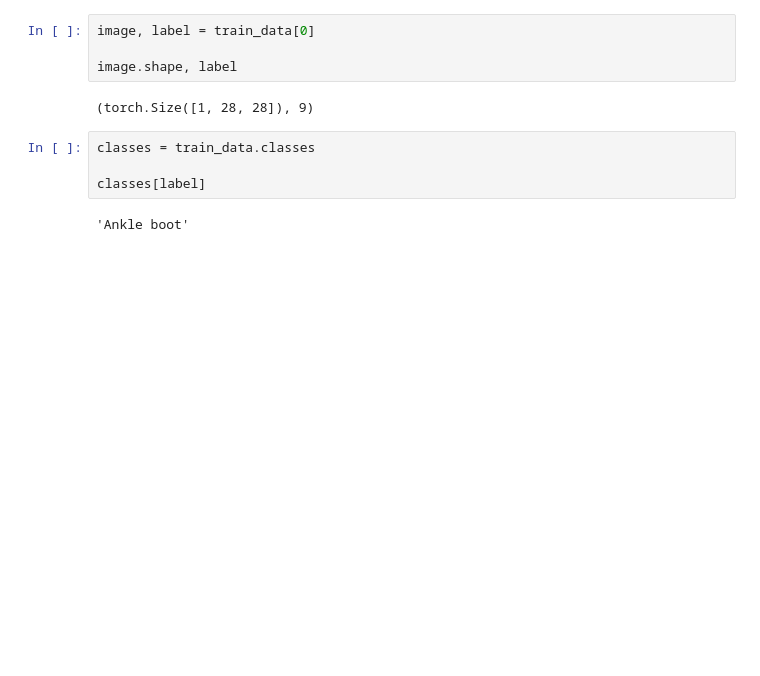
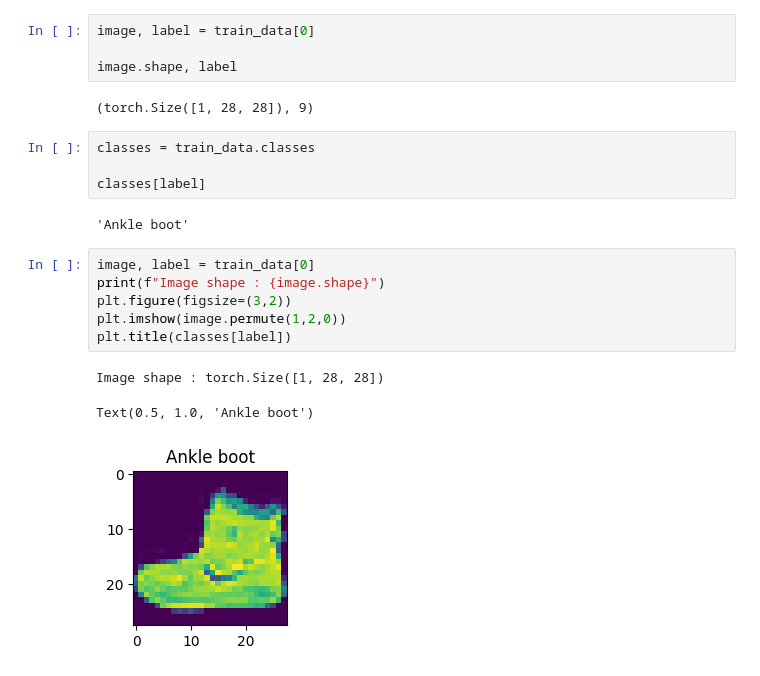
Before and after one commit to vimaurya/LearnDL, a Jupyter notebook: 04_computer_vision.ipynb, the cells around one changed output. Saved outputs shown, nothing was run; the diff lists cells and outputs as text; blank space fills up the shorter version.

Commit message:
visualizing the data

```diff
--- a/04_computer_vision.ipynb
+++ b/04_computer_vision.ipynb
@@ -69,3 +69,13 @@ classes = train_data.classes
 classes[label]
 # %% [output]
 'Ankle boot'
+# %%
+image, label = train_data[0]
+print(f"Image shape : {image.shape}")
+plt.figure(figsize=(3,2))
+plt.imshow(image.permute(1,2,0))
+plt.title(classes[label])
+# %% [output]
+Image shape : torch.Size([1, 28, 28])
+Text(0.5, 1.0, 'Ankle boot')
+[figure, added]
```
Also changed, not shown: parts of 2 cells of this notebook.
